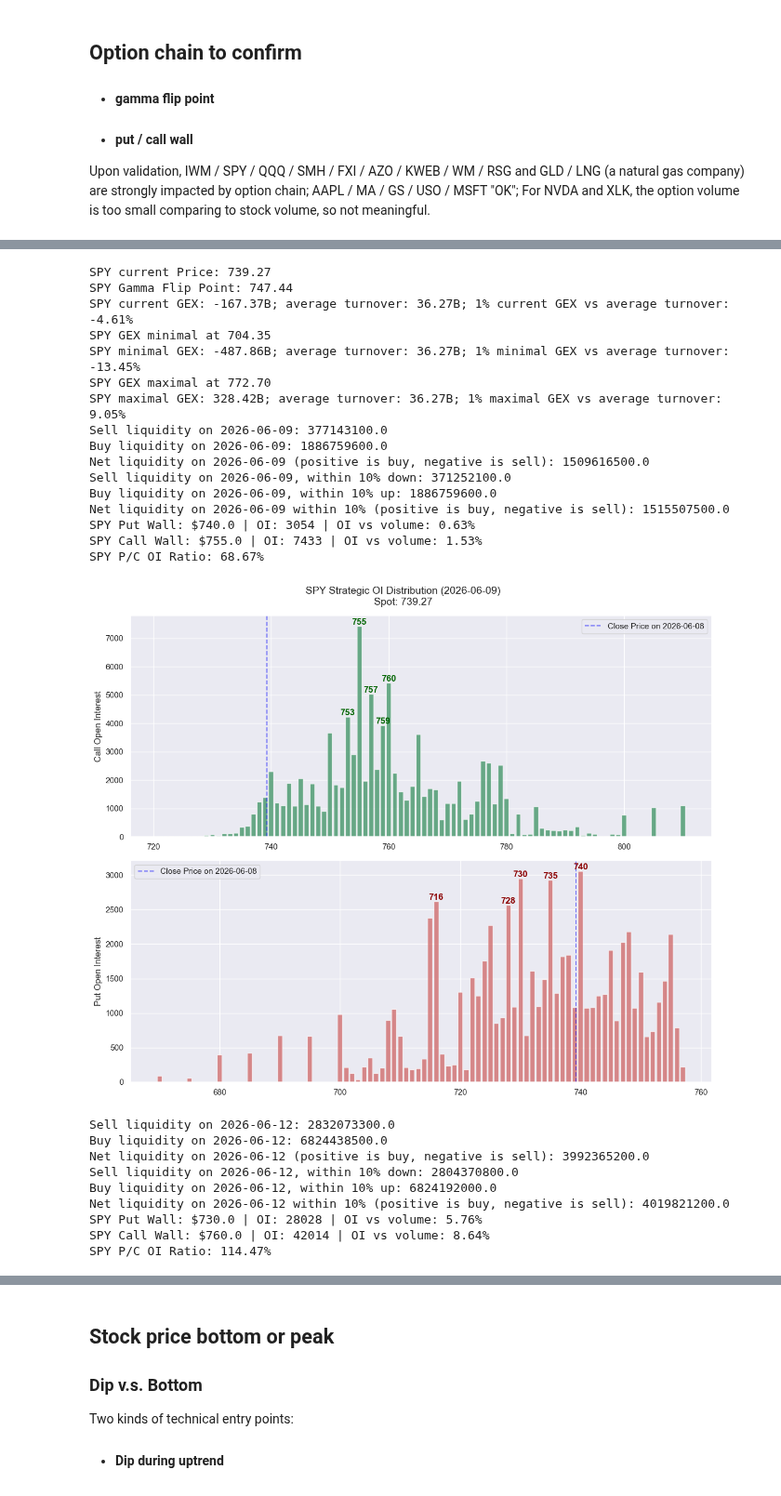
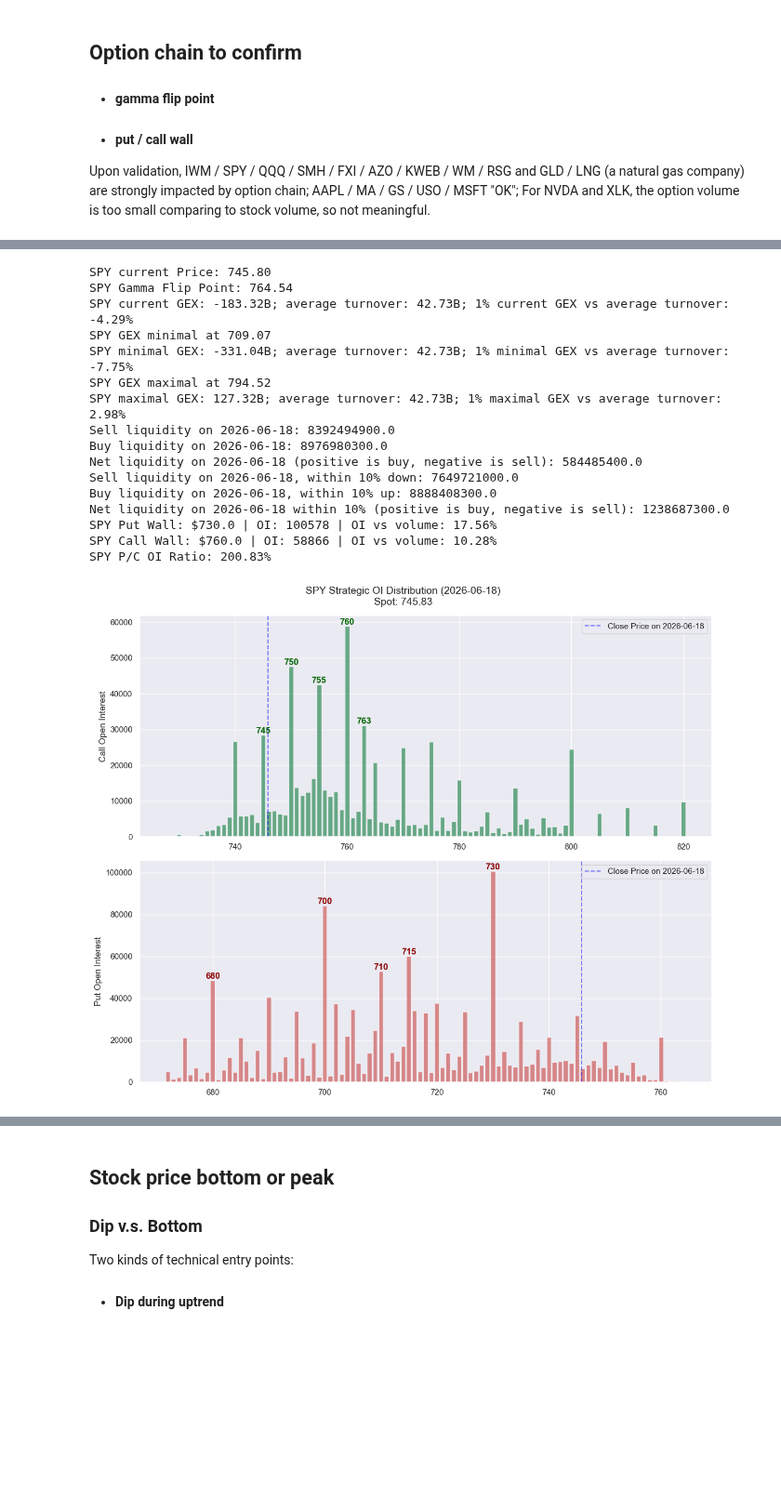
Before and after one commit to Yuchen-Peng/trading_strategy, a Jupyter notebook: notebooks/Quantitative_model.ipynb, the cells around one changed output, grey strips where cells are left out. Shown at 93% size. Saved outputs shown, nothing was run; the diff lists cells and outputs as text; code cells hidden in the pictures; blank space fills up the shorter version.

```diff
--- a/notebooks/Quantitative_model.ipynb
+++ b/notebooks/Quantitative_model.ipynb
@@ -195,9 +155,5 @@ SMH P/C OI Ratio: 173.24%
 # %%
 flip_price, current_gex_value = quant.find_gamma_flip('spy')
-quant.get_option_walls("spy", "2026-06-09")
-# quant.get_option_walls("spy", "2026-06-10")
-# quant.get_option_walls("spy", "2026-06-11")
-quant.get_option_walls("spy", "2026-06-12")
 quant.get_option_walls("spy", "2026-06-18")
 # quant.get_option_walls("spy", "2026-07-17") # very solid wall at 735
 # %% [output]
@@ -205,26 +161,17 @@ quant.get_option_walls("spy", "2026-06-18")
-SPY current Price: 739.27
-SPY Gamma Flip Point: 747.44
-SPY current GEX: -167.37B; average turnover: 36.27B; 1% current GEX vs average turnover: -4.61%
-SPY GEX minimal at 704.35
-SPY minimal GEX: -487.86B; average turnover: 36.27B; 1% minimal GEX vs average turnover: -13.45%
-SPY GEX maximal at 772.70
-SPY maximal GEX: 328.42B; average turnover: 36.27B; 1% maximal GEX vs average turnover: 9.05%
-Sell liquidity on 2026-06-09: 377143100.0
-Buy liquidity on 2026-06-09: 1886759600.0
-Net liquidity on 2026-06-09 (positive is buy, negative is sell): 1509616500.0
-Sell liquidity on 2026-06-09, within 10% down: 371252100.0
-Buy liquidity on 2026-06-09, within 10% up: 1886759600.0
-Net liquidity on 2026-06-09 within 10% (positive is buy, negative is sell): 1515507500.0
-SPY Put Wall: $740.0 | OI: 3054 | OI vs volume: 0.63%
-SPY Call Wall: $755.0 | OI: 7433 | OI vs volume: 1.53%
-SPY P/C OI Ratio: 68.67%
+SPY current Price: 745.80
+SPY Gamma Flip Point: 764.54
+SPY current GEX: -183.32B; average turnover: 42.73B; 1% current GEX vs average turnover: -4.29%
+SPY GEX minimal at 709.07
+SPY minimal GEX: -331.04B; average turnover: 42.73B; 1% minimal GEX vs average turnover: -7.75%
+SPY GEX maximal at 794.52
+SPY maximal GEX: 127.32B; average turnover: 42.73B; 1% maximal GEX vs average turnover: 2.98%
+Sell liquidity on 2026-06-18: 8392494900.0
+Buy liquidity on 2026-06-18: 8976980300.0
+Net liquidity on 2026-06-18 (positive is buy, negative is sell): 584485400.0
+Sell liquidity on 2026-06-18, within 10% down: 7649721000.0
+Buy liquidity on 2026-06-18, within 10% up: 8888408300.0
+Net liquidity on 2026-06-18 within 10% (positive is buy, negative is sell): 1238687300.0
+SPY Put Wall: $730.0 | OI: 100578 | OI vs volume: 17.56%
+SPY Call Wall: $760.0 | OI: 58866 | OI vs volume: 10.28%
+SPY P/C OI Ratio: 200.83%
-[figure, old version]
+[figure, new version]
-Sell liquidity on 2026-06-12: 2832073300.0
-Buy liquidity on 2026-06-12: 6824438500.0
-Net liquidity on 2026-06-12 (positive is buy, negative is sell): 3992365200.0
-Sell liquidity on 2026-06-12, within 10% down: 2804370800.0
-Buy liquidity on 2026-06-12, within 10% up: 6824192000.0
-Net liquidity on 2026-06-12 within 10% (positive is buy, negative is sell): 4019821200.0
-SPY Put Wall: $730.0 | OI: 28028 | OI vs volume: 5.76%
-SPY Call Wall: $760.0 | OI: 42014 | OI vs volume: 8.64%
-SPY P/C OI Ratio: 114.47%
```
Also changed, not shown: parts of 12 cells of this notebook, 2 other files.
